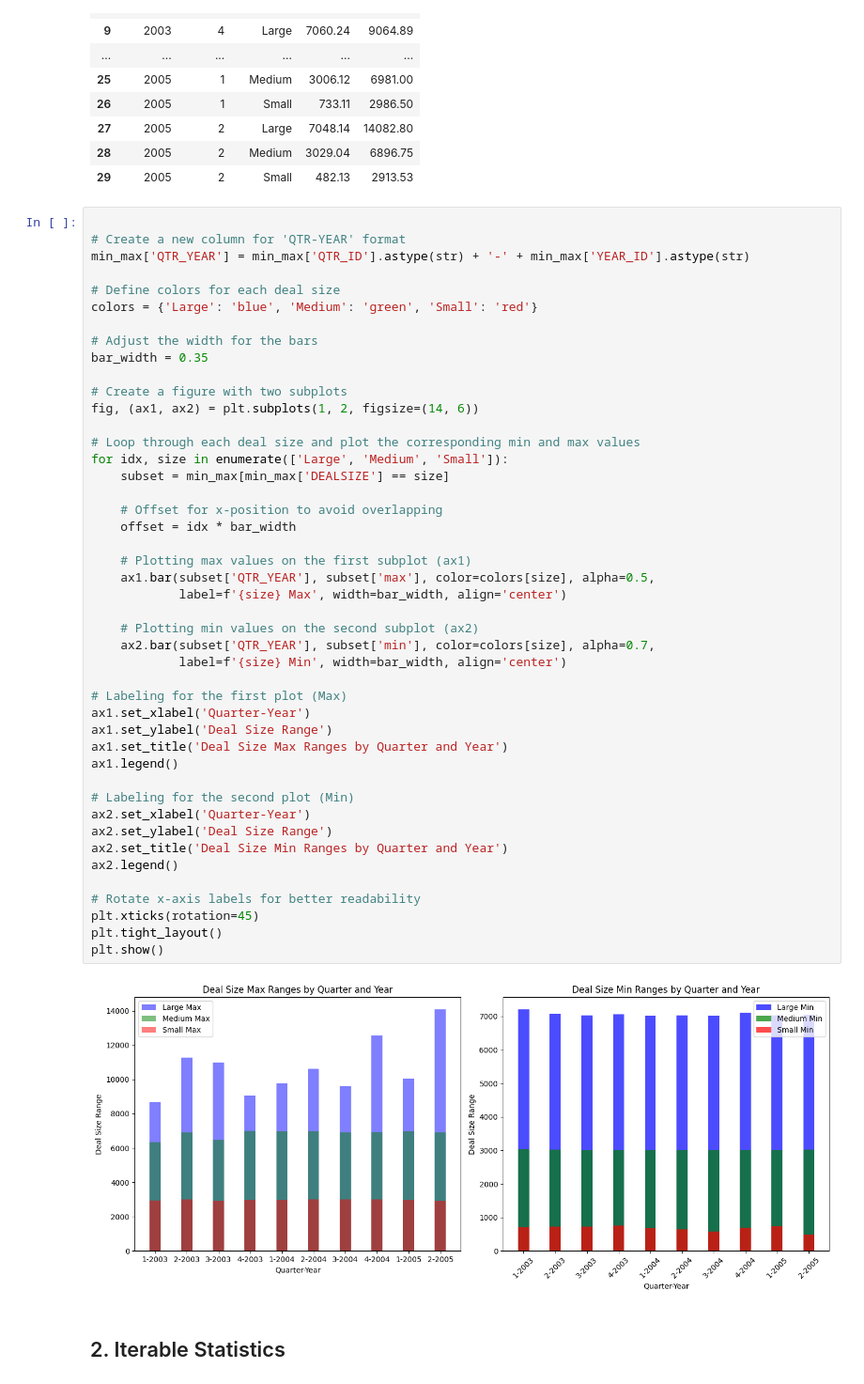
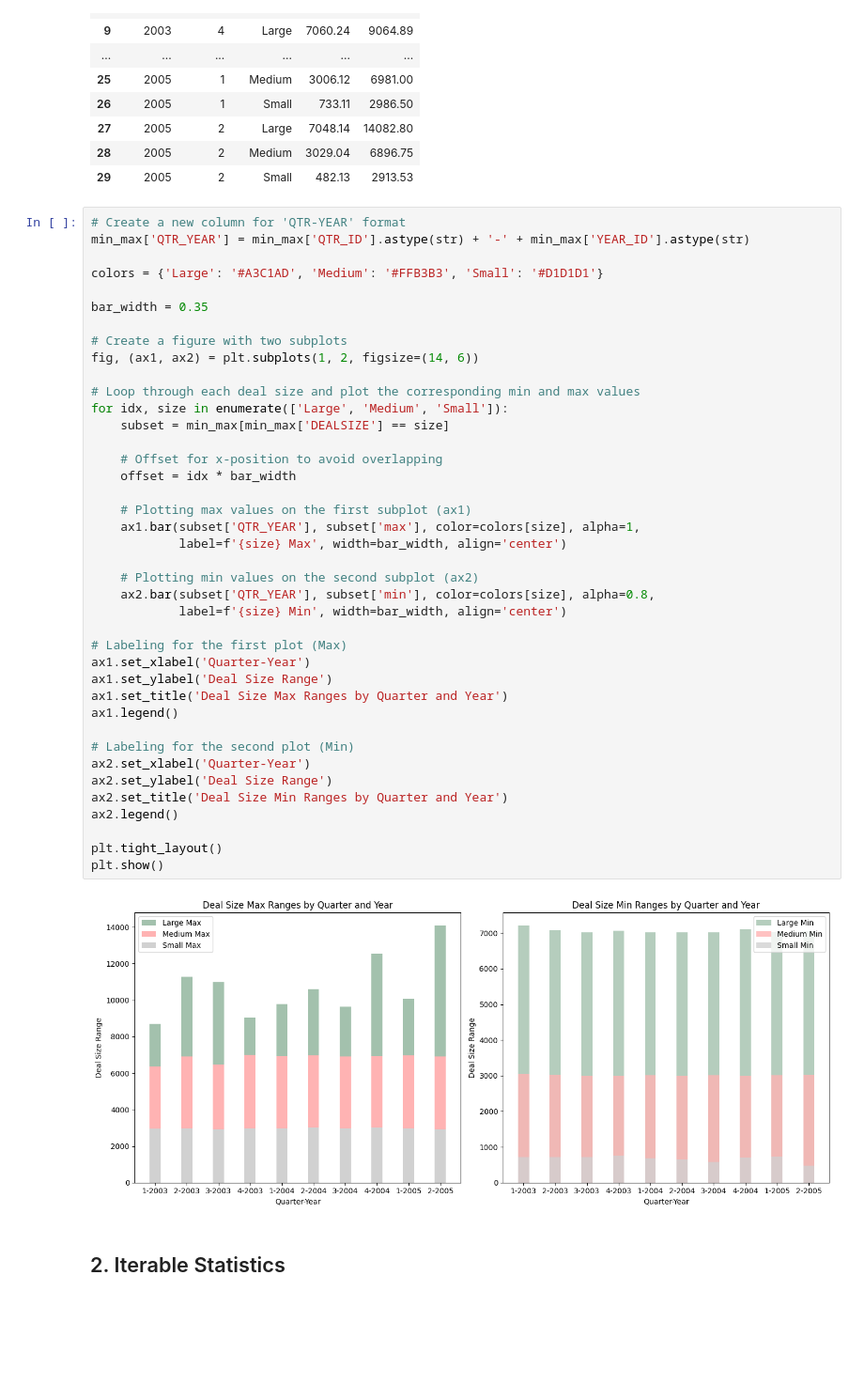
Before and after one commit to Usashiroy/biztools-Iterator-Based-Analytics-for-Scalable-Business-Intelligence, a Jupyter notebook: Biztools on Sales data/biztools on sales data.ipynb, the cells around one changed output. Shown at 94% size. Drawn from its saved outputs; the diff is of its cells as text; blank space fills up the shorter version.

```diff
--- a/Biztools on Sales data/biztools on sales data.ipynb
+++ b/Biztools on Sales data/biztools on sales data.ipynb
@@ -62,51 +80,46 @@ min_max
 | 28 | 2005 | 2 | Medium | 3029.04 | 6896.75 |
 | 29 | 2005 | 2 | Small | 482.13 | 2913.53 |
 # %%
-
 # Create a new column for 'QTR-YEAR' format
 min_max['QTR_YEAR'] = min_max['QTR_ID'].astype(str) + '-' + min_max['YEAR_ID'].astype(str)
 
-# Define colors for each deal size
-colors = {'Large': 'blue', 'Medium': 'green', 'Small': 'red'}
+colors = {'Large': '#A3C1AD', 'Medium': '#FFB3B3', 'Small': '#D1D1D1'}
 
-# Adjust the width for the bars
 bar_width = 0.35
 
 # Create a figure with two subplots
 fig, (ax1, ax2) = plt.subplots(1, 2, figsize=(14, 6))
 
 # Loop through each deal size and plot the corresponding min and max values
 for idx, size in enumerate(['Large', 'Medium', 'Small']):
     subset = min_max[min_max['DEALSIZE'] == size]
 
     # Offset for x-position to avoid overlapping
     offset = idx * bar_width
 
     # Plotting max values on the first subplot (ax1)
-    ax1.bar(subset['QTR_YEAR'], subset['max'], color=colors[size], alpha=0.5,
+    ax1.bar(subset['QTR_YEAR'], subset['max'], color=colors[size], alpha=1,
             label=f'{size} Max', width=bar_width, align='center')
 
     # Plotting min values on the second subplot (ax2)
-    ax2.bar(subset['QTR_YEAR'], subset['min'], color=colors[size], alpha=0.7,
+    ax2.bar(subset['QTR_YEAR'], subset['min'], color=colors[size], alpha=0.8,
             label=f'{size} Min', width=bar_width, align='center')
 
 # Labeling for the first plot (Max)
 ax1.set_xlabel('Quarter-Year')
 ax1.set_ylabel('Deal Size Range')
 ax1.set_title('Deal Size Max Ranges by Quarter and Year')
 ax1.legend()
 
 # Labeling for the second plot (Min)
 ax2.set_xlabel('Quarter-Year')
 ax2.set_ylabel('Deal Size Range')
 ax2.set_title('Deal Size Min Ranges by Quarter and Year')
 ax2.legend()
 
-# Rotate x-axis labels for better readability
-plt.xticks(rotation=45)
 plt.tight_layout()
 plt.show()
 # %% [output]
-[figure, old version]
+[figure, new version]
 # %% [markdown]
 ## 2. Iterable Statistics
```
Also changed, not shown: parts of 21 cells of this notebook, 5 other files.
